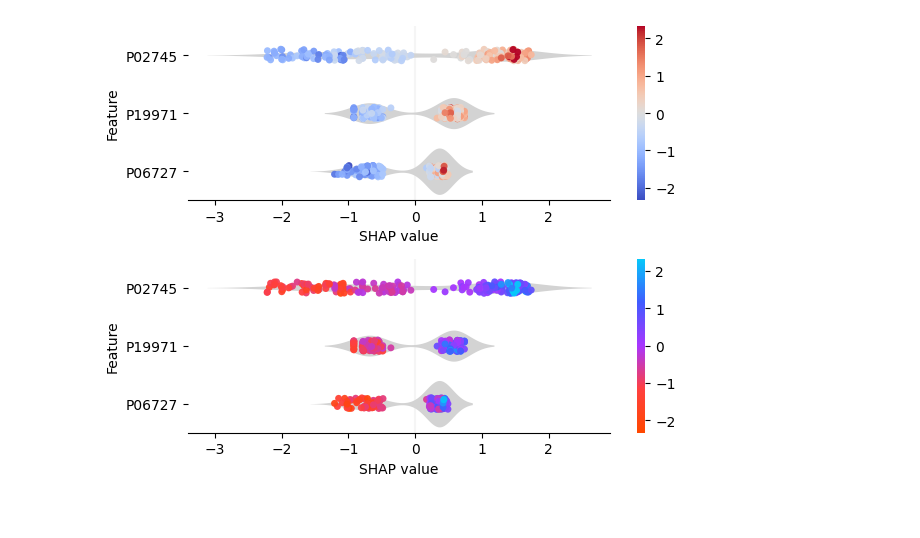
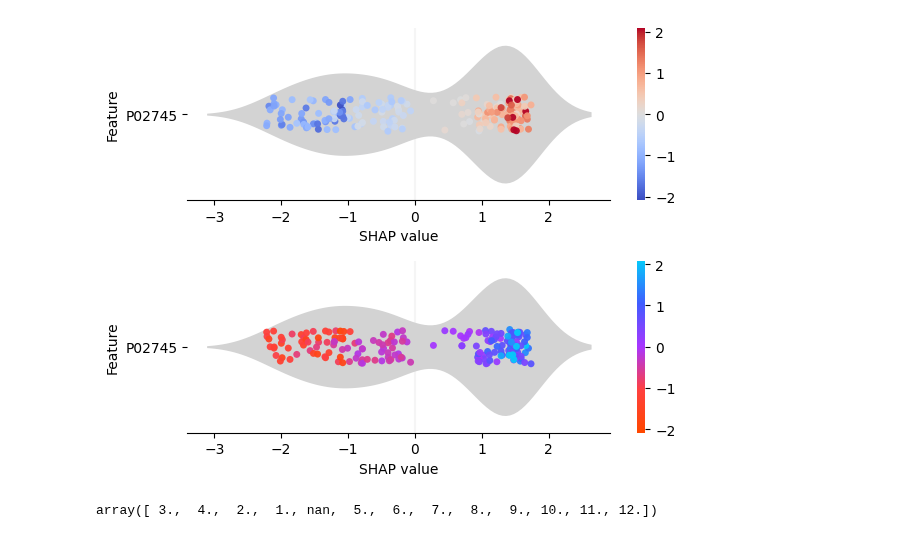
Before and after one commit to InfectionMedicineProteomics/DPKS, a Jupyter notebook: notebooks/plot.ipynb, the cells around one changed output. Drawn from its saved outputs; the diff is of its cells as text; code cells hidden in the pictures.

```diff
--- a/notebooks/plot.ipynb
+++ b/notebooks/plot.ipynb
@@ -12,6 +12,6 @@ qm = (
     .quantify(method="top_n")
 )
 # %%
-qm = qm.classify(classifier="xgboost", shap_algorithm="tree", run_rfe=False, rfe_step=10, rfe_min_features_to_select=10)
+qm = qm.classify(classifier="xgboost", shap_algorithm="tree", run_rfe=True, rfe_step=50, rfe_min_features_to_select=10)
 # %% [output]
 ntree_limit is deprecated, use `iteration_range` or model slicing instead.
@@ -18,11 +34,15 @@ ntree_limit is deprecated, use `iteration_range` or model slicing instead.
 # %%
 import matplotlib.pyplot as plt
 
 fig, axs = plt.subplots(2,1)
 
-qm.plot(plot_type='shap_summary', fig=fig, ax=axs[0], cmap="coolwarm", n_display=3)
-qm.plot( plot_type='shap_summary', fig=fig, ax=axs[1], n_display=3)
+qm.plot(plot_type='shap_summary', fig=fig, ax=axs[0], cmap="coolwarm", n_display=1)
+qm.plot( plot_type='shap_summary', fig=fig, ax=axs[1], n_display=1)
 plt.tight_layout()
 plt.show()
 # %% [output]
-[figure, old version]
+[figure, new version]
+# %%
+qm.to_df().FeatureRank.unique()
+# %% [output]
+array([ 3.,  4.,  2.,  1., nan,  5.,  6.,  7.,  8.,  9., 10., 11., 12.])
```
Also changed, not shown: parts of 2 cells of this notebook, 2 other files.
